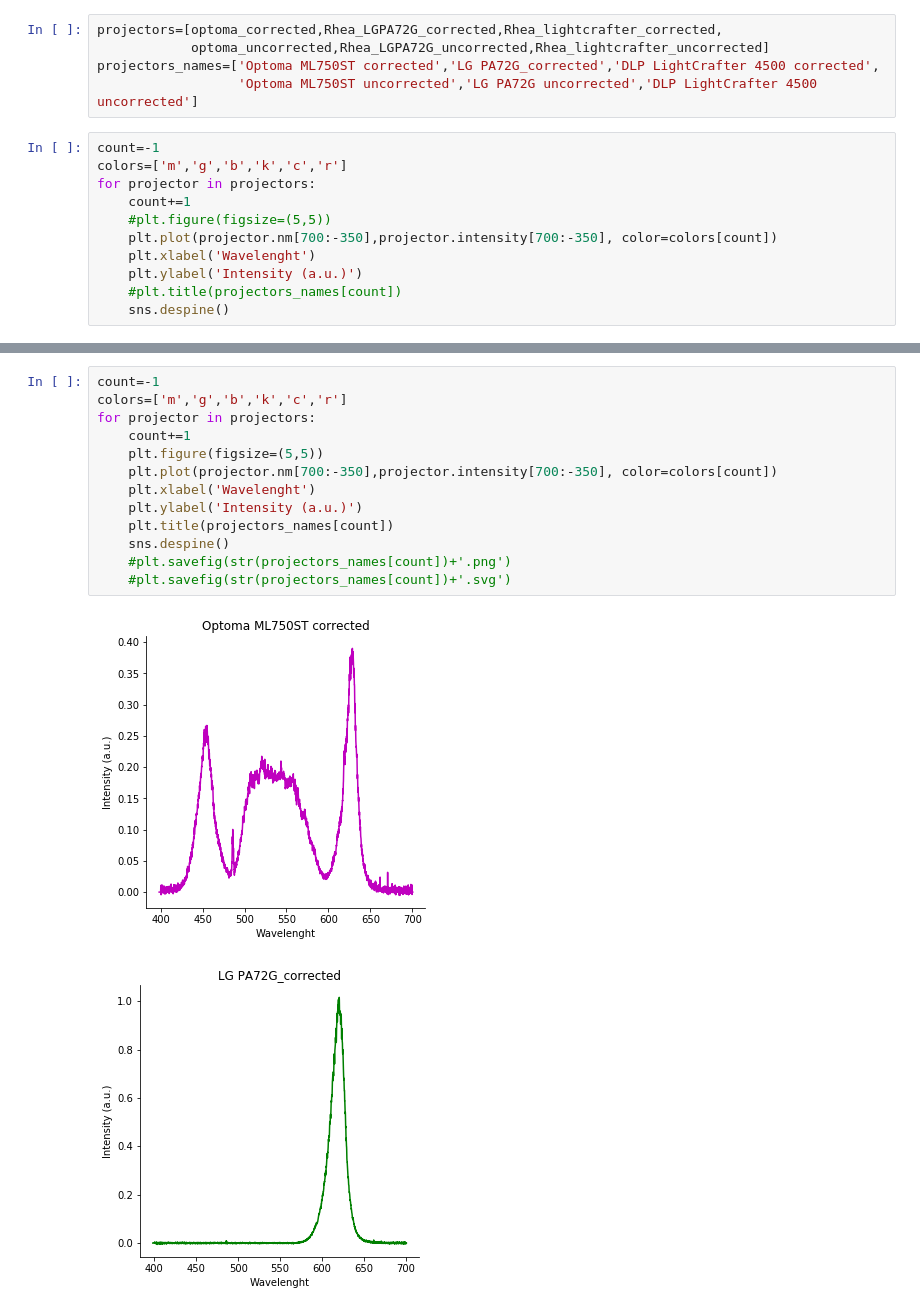
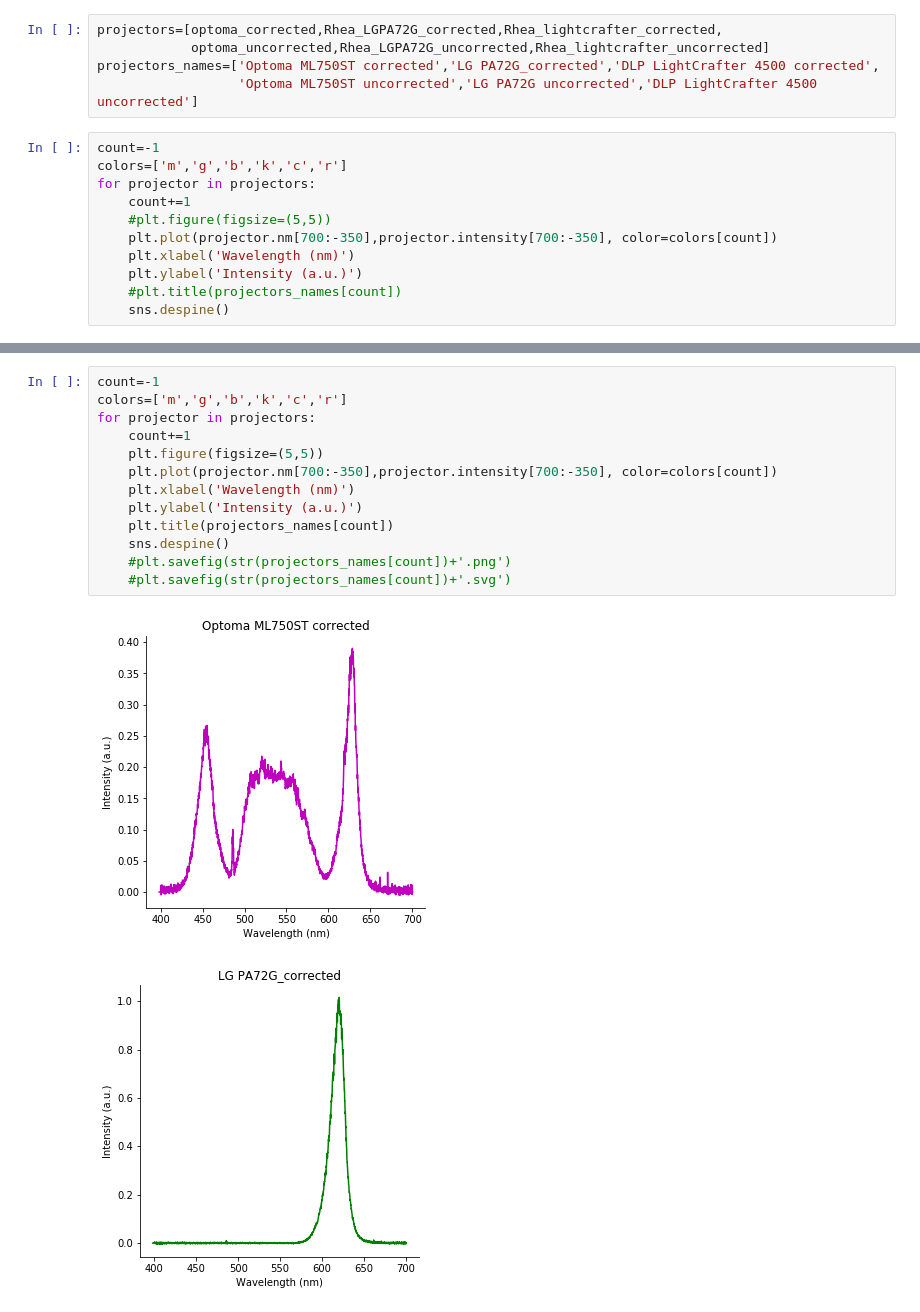
Before and after one commit to amgfernandes/Imaging_analysis, a Jupyter notebook: Projector_measurements/check_projector_measurements.ipynb, the cells around one changed output, grey strips where cells are left out. Drawn from its saved outputs; the diff is of its cells as text.

```diff
--- a/Projector_measurements/check_projector_measurements.ipynb
+++ b/Projector_measurements/check_projector_measurements.ipynb
@@ -33,7 +33,7 @@ for projector in projectors:
     count+=1
     #plt.figure(figsize=(5,5))
     plt.plot(projector.nm[700:-350],projector.intensity[700:-350], color=colors[count])
-    plt.xlabel('Wavelenght')
+    plt.xlabel('Wavelength (nm)')
     plt.ylabel('Intensity (a.u.)')
     #plt.title(projectors_names[count])
     sns.despine()
@@ -42,16 +42,16 @@ for projector in projectors:
 # %%
 count=-1
 colors=['m','g','b','k','c','r']
 for projector in projectors:
     count+=1
     plt.figure(figsize=(5,5))
     plt.plot(projector.nm[700:-350],projector.intensity[700:-350], color=colors[count])
-    plt.xlabel('Wavelenght')
+    plt.xlabel('Wavelength (nm)')
     plt.ylabel('Intensity (a.u.)')
     plt.title(projectors_names[count])
     sns.despine()
     #plt.savefig(str(projectors_names[count])+'.png')
     #plt.savefig(str(projectors_names[count])+'.svg')
 # %% [output]
-[figure, old version]
+[figure, new version]
-[figure, old version]
+[figure, new version]
```
Also changed, not shown: parts of 2 cells of this notebook.
